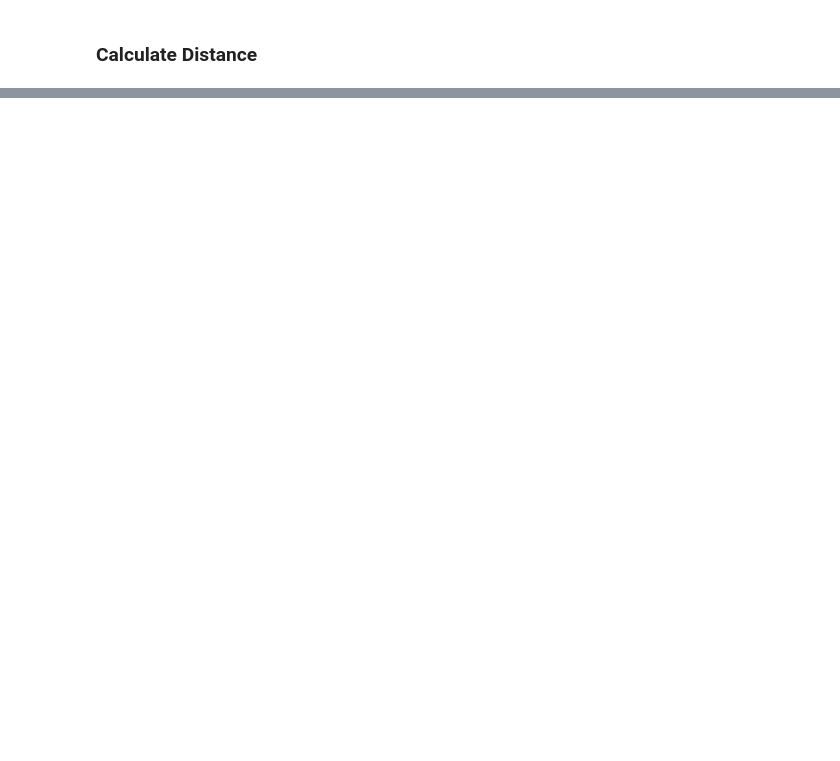
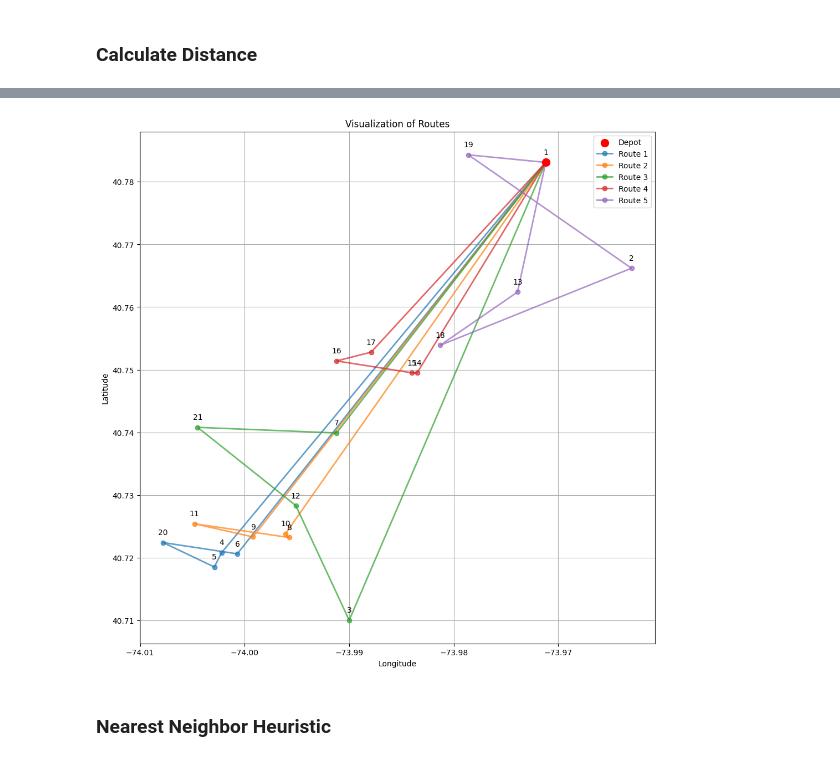
Before and after one commit to samswain2/MSIA-FQ2, a Jupyter notebook: 440_msia/05_hw/05_hw_code.ipynb, the cells around one changed output, grey strips where cells are left out. Drawn from its saved outputs; the diff is of its cells as text; code cells hidden in the pictures; blank space fills up the shorter version.

```diff
--- a/440_msia/05_hw/05_hw_code.ipynb
+++ b/440_msia/05_hw/05_hw_code.ipynb
@@ -33,3 +71,7 @@ def create_distance_matrix(locations):
+# %%
+# Calculate the cost of each route
+def calculate_cost(route_distance):
+    return round(route_distance, 4)
 # %%
 def calculate_savings(distance_matrix, num_nodes):
     """Calculate and sort the savings between each pair of customers."""
@@ -44,4 +83,0 @@ def calculate_savings(distance_matrix, num_nodes):
-# %%
-# Calculate the cost of each route
-def calculate_cost(route_distance):
-    return max(route_distance * 1.5, 450)
@@ -224,0 +182,33 @@ plot_routes(routes, input_data)
+# %%
+def plot_routes(input_data, all_routes):
+    plt.figure(figsize=(12, 12))
+
+    # Highlight the depot
+    depot_lat = input_data.loc[1, 'Lat']
+    depot_lon = input_data.loc[1, 'Long']
+    plt.scatter(depot_lon, depot_lat, c='red', label='Depot', zorder=5, s=100)
+
+    # Plot each route
+    for route_index, route in enumerate(all_routes):
+        lat = [input_data.loc[node, 'Lat'] for node in route]
+        lon = [input_data.loc[node, 'Long'] for node in route]
+
+        plt.plot(lon, lat, marker='o', linestyle='-', linewidth=2, alpha=0.7, label=f'Route {route_index + 1}')
+
+    # Annotate each point with the corresponding node number
+    for ind, row in input_data.iterrows():
+        plt.annotate(f"{ind}", (row['Long'], row['Lat']), textcoords="offset points", xytext=(0, 10), ha='center')
+
+    plt.title('Visualization of Routes')
+    plt.xlabel('Longitude')
+    plt.ylabel('Latitude')
+    plt.legend()
+    plt.grid(True)
+    plt.show()
+
+# Run the plot function
+plot_routes(input_data, all_routes)
+# %% [output]
+[figure, added]
+# %% [markdown]
+### Nearest Neighbor Heuristic
```
Also changed, not shown: parts of 16 cells of this notebook, 2 other files.
